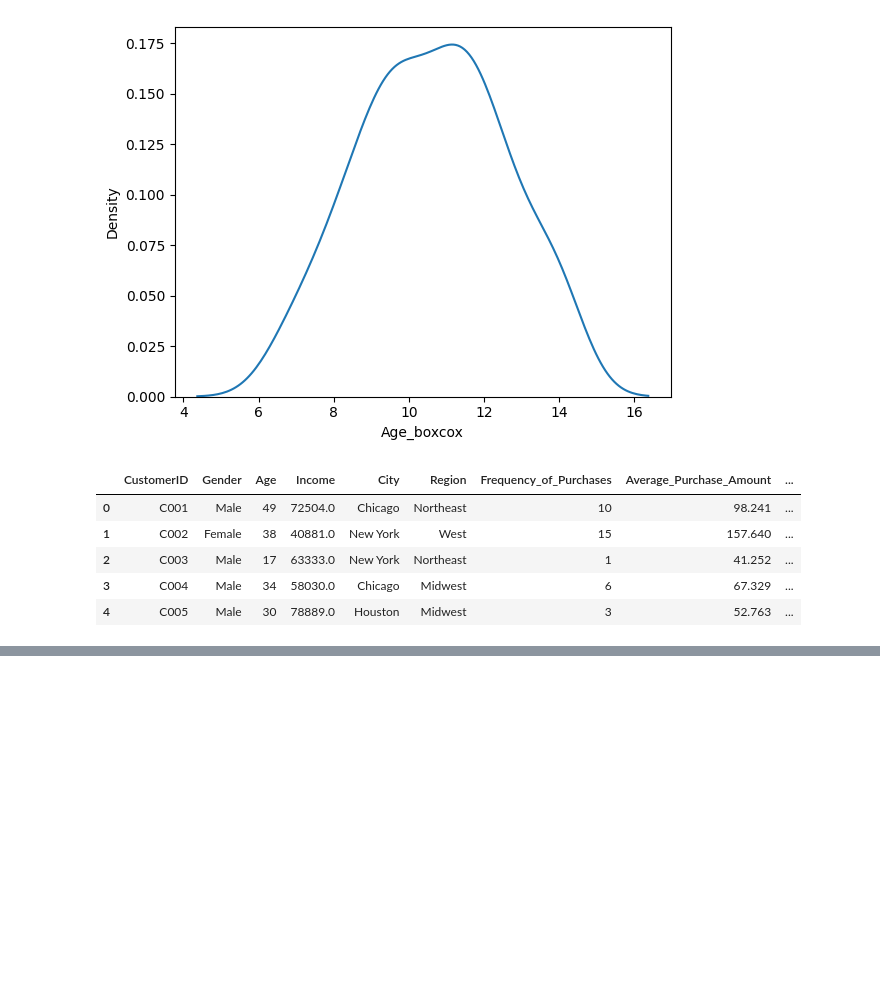
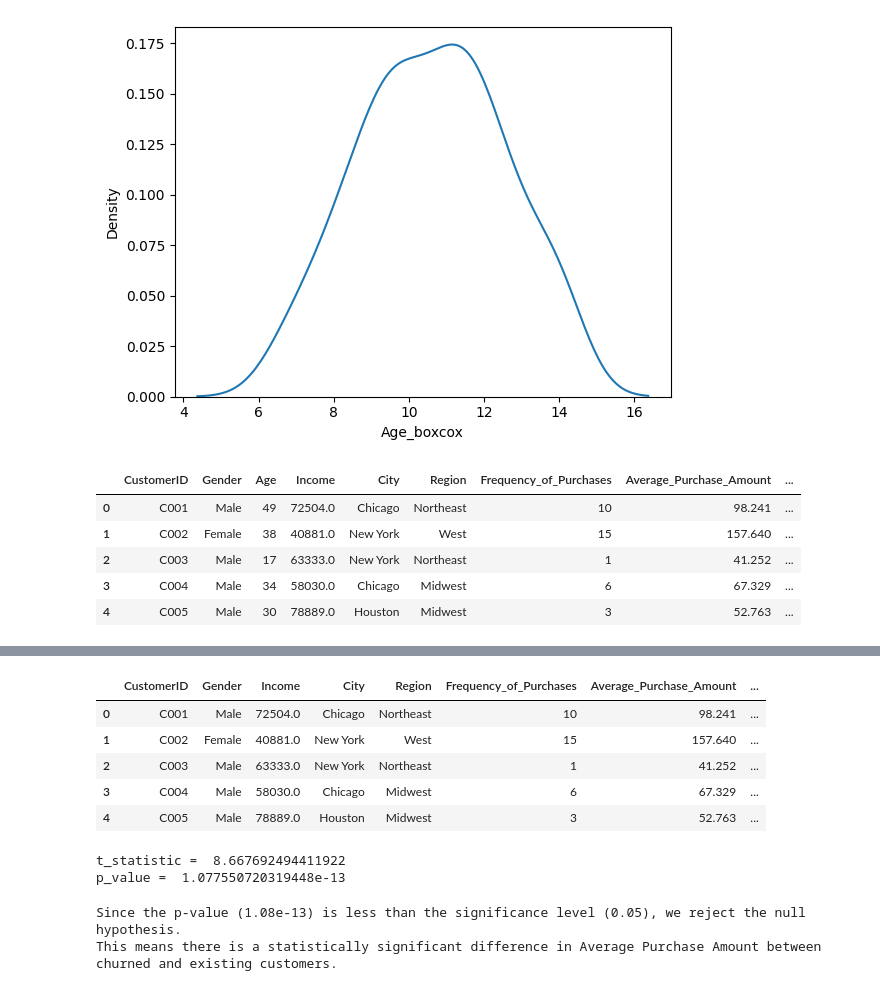
Before and after one commit to ABBAS-37405/PYTHON-AND-DATA-SCIENCE, a Jupyter notebook: dataclean.ipynb, the cells around one changed output, grey strips where cells are left out. Cells and saved outputs as stored; diff of their text form; code cells hidden in the pictures; blank space fills up the shorter version.

```diff
--- a/dataclean.ipynb
+++ b/dataclean.ipynb
@@ -751,0 +770,30 @@ final_data.head()
+# %%
+preprocessed_data = final_data.drop(['Age', 'Age_boxcox'], axis = 1)
+preprocessed_data.head()
+# %% [output]
+|  | CustomerID | Gender | Income | City | Region | Frequency_of_Purchases | Average_Purchase_Amount | ... |
+| 0 | C001 | Male | 72504.0 | Chicago | Northeast | 10 | 98.241 | ... |
+| 1 | C002 | Female | 40881.0 | New York | West | 15 | 157.640 | ... |
+| 2 | C003 | Male | 63333.0 | New York | Northeast | 1 | 41.252 | ... |
+| 3 | C004 | Male | 58030.0 | Chicago | Midwest | 6 | 67.329 | ... |
+| 4 | C005 | Male | 78889.0 | Houston | Midwest | 3 | 52.763 | ... |
+# %%
+from scipy import stats
+churned_customers=preprocessed_data.query('Churn_Status=="Yes"')['Average_Purchase_Amount']
+existing_customers=preprocessed_data.query('Churn_Status=="No"')['Average_Purchase_Amount']
+t_statistic,p_value=stats.ttest_ind(churned_customers,existing_customers)
+print('t_statistic = ',t_statistic)
+print('p_value = ',p_value)
+# %% [output]
+t_statistic =  8.667692494411922
+p_value =  1.077550720319448e-13
+# %%
+alpha = 0.05
+
+if p_value < alpha:
+    print(f"Since the p-value ({p_value:.2e}) is less than the significance level ({alpha}), we reject the null hypothesis.\nThis means there is a statistically significant difference in Average Purchase Amount between churned and existing customers.")
+else:
+    print(f"Since the p-value ({p_value:.2e}) is greater than the significance level ({alpha}), we fail to reject the null hypothesis.\nThis means there is no statistically significant difference in Average Purchase Amount between churned and existing customers.")
+# %% [output]
+Since the p-value (1.08e-13) is less than the significance level (0.05), we reject the null hypothesis.
+This means there is a statistically significant difference in Average Purchase Amount between churned and existing customers.
```
Also changed, not shown: parts of 13 cells of this notebook.
